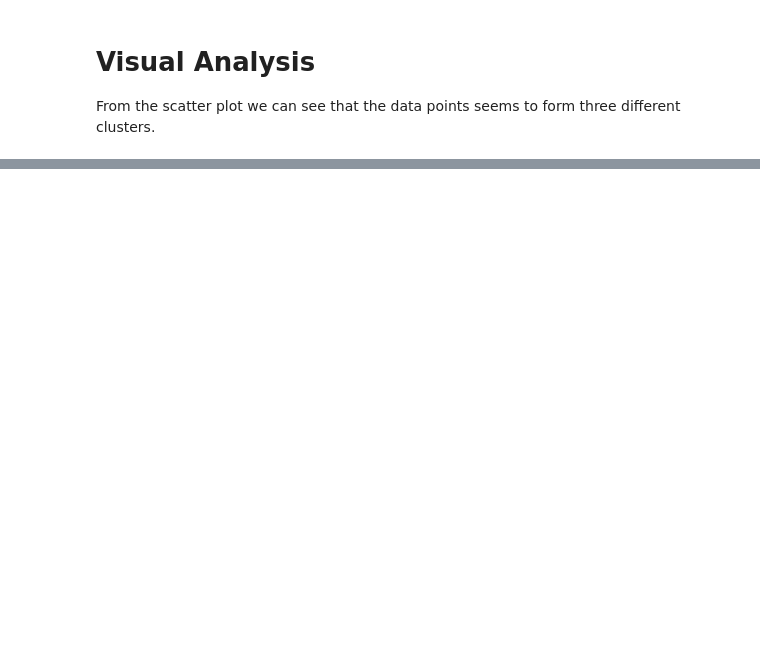
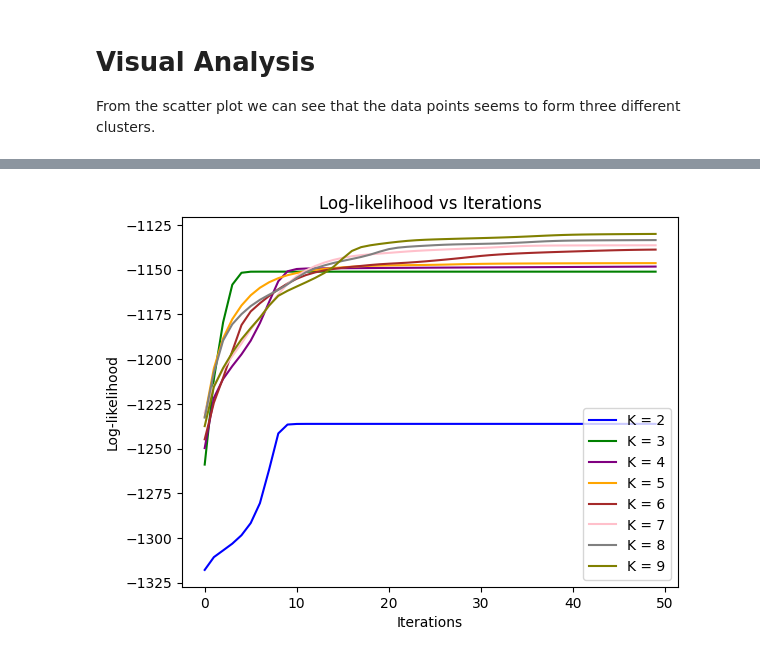
Before and after one commit to Archaic-Mage/Pattern-Recognition-ML, a Jupyter notebook: a02/Q3.ipynb, the cells around one changed output, grey strips where cells are left out. Cells and saved outputs as stored; diff of their text form; code cells hidden in the pictures; blank space fills up the shorter version.

```diff
--- a/a02/Q3.ipynb
+++ b/a02/Q3.ipynb
@@ -153 +291,17 @@ LinAlgError: Singular matrix
+# %%
+# plot the log-likelihoods vs iterations
+
+# color list from viridis
+color_list = ['red', 'blue', 'green', 'purple', 'orange', 'brown', 'pink', 'gray', 'olive', 'cyan']
+for k in range(2, 10):
+    gmm = GaussianMixtureModel(n_components=k, max_iters=50)
+    gmm.fit(np_array)
+    plt.plot(gmm.iterations, gmm.log_likelihoods, label='K = {}'.format(k), color=color_list[k-1])
+plt.xlabel('Iterations')
+plt.ylabel('Log-likelihood')
+plt.title('Log-likelihood vs Iterations')
+plt.legend()
+plt.show()
+# %% [output]
+[figure, added]
 # %%
```
Also changed, not shown: parts of 17 cells of this notebook, 15 other files.
